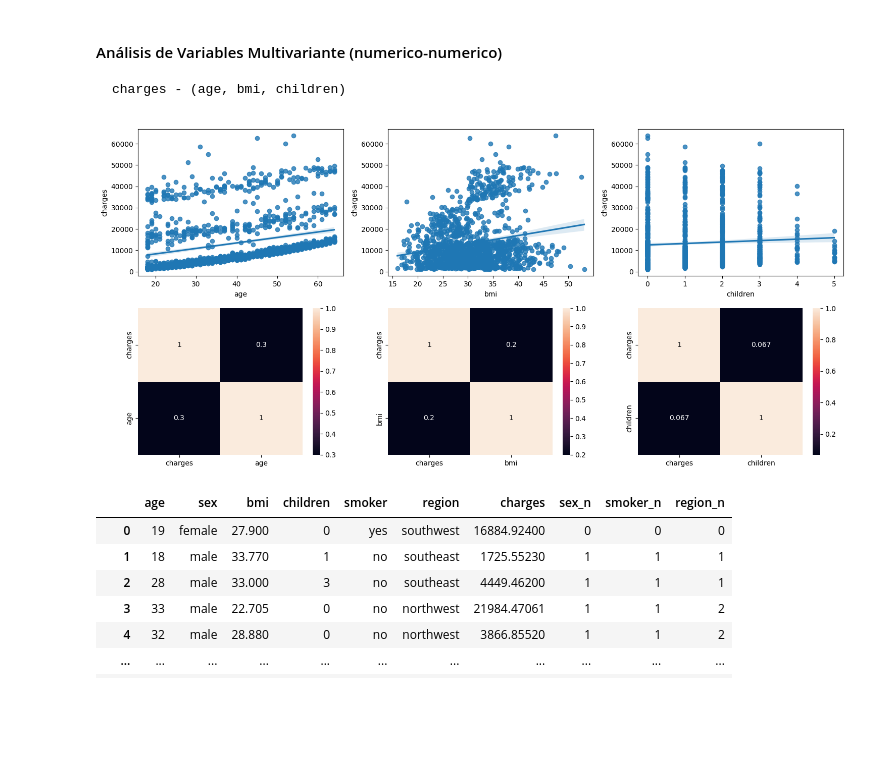
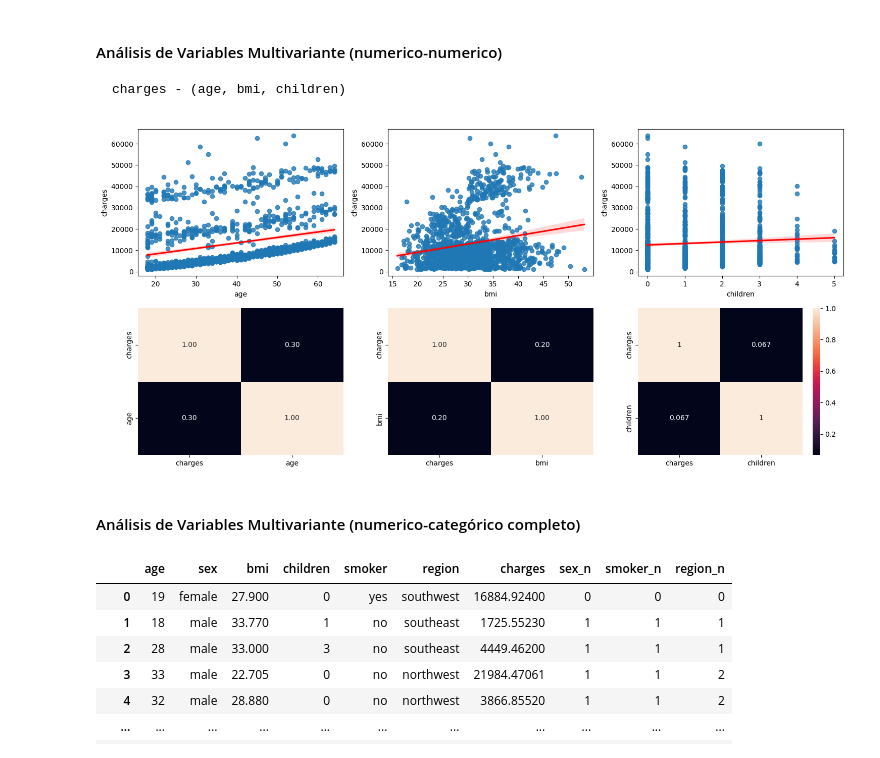
Before and after one commit to 4GeeksAcademy/pabloaznar-intro-ml, a Jupyter notebook: src/02-linear-regression.ipynb, the cells around one changed output. Saved outputs shown, nothing was run; the diff lists cells and outputs as text; code cells hidden in the pictures; blank space fills up the shorter version.

```diff
--- a/src/02-linear-regression.ipynb
+++ b/src/02-linear-regression.ipynb
@@ -144,14 +145,16 @@ plt.tight_layout()
 # %%
 fig, axis = plt.subplots(2, 3, figsize=(15,7))
 
-sns.regplot(ax=axis[0, 0], data=df, x='age', y='charges')
-sns.heatmap(df[['charges', 'age']].corr(), annot=True, ax=axis[1, 0])
-sns.regplot(ax=axis[0, 1], data=df, x='bmi', y='charges')
-sns.heatmap(df[['charges', 'bmi']].corr(), annot=True, ax=axis[1, 1])
-sns.regplot(ax=axis[0, 2], data=df, x='children', y='charges')
+sns.regplot(ax=axis[0, 0], data=df, x='age', y='charges', line_kws={'color': 'red'})
+sns.heatmap(df[['charges', 'age']].corr(), annot=True, fmt='.2f', ax=axis[1, 0], cbar=False)
+sns.regplot(ax=axis[0, 1], data=df, x='bmi', y='charges', line_kws={'color': 'red'})
+sns.heatmap(df[['charges', 'bmi']].corr(), annot=True, fmt='.2f', ax=axis[1, 1], cbar=False)
+sns.regplot(ax=axis[0, 2], data=df, x='children', y='charges', line_kws={'color': 'red'})
 sns.heatmap(df[['charges', 'children']].corr(), annot=True, ax=axis[1, 2])
 
 plt.tight_layout()
 # %% [output]
-[figure, old version]
+[figure, new version]
+# %% [markdown]
+#### Análisis de Variables Multivariante (numerico-categórico completo)
 # %%
```
Also changed, not shown: parts of 14 cells of this notebook.
